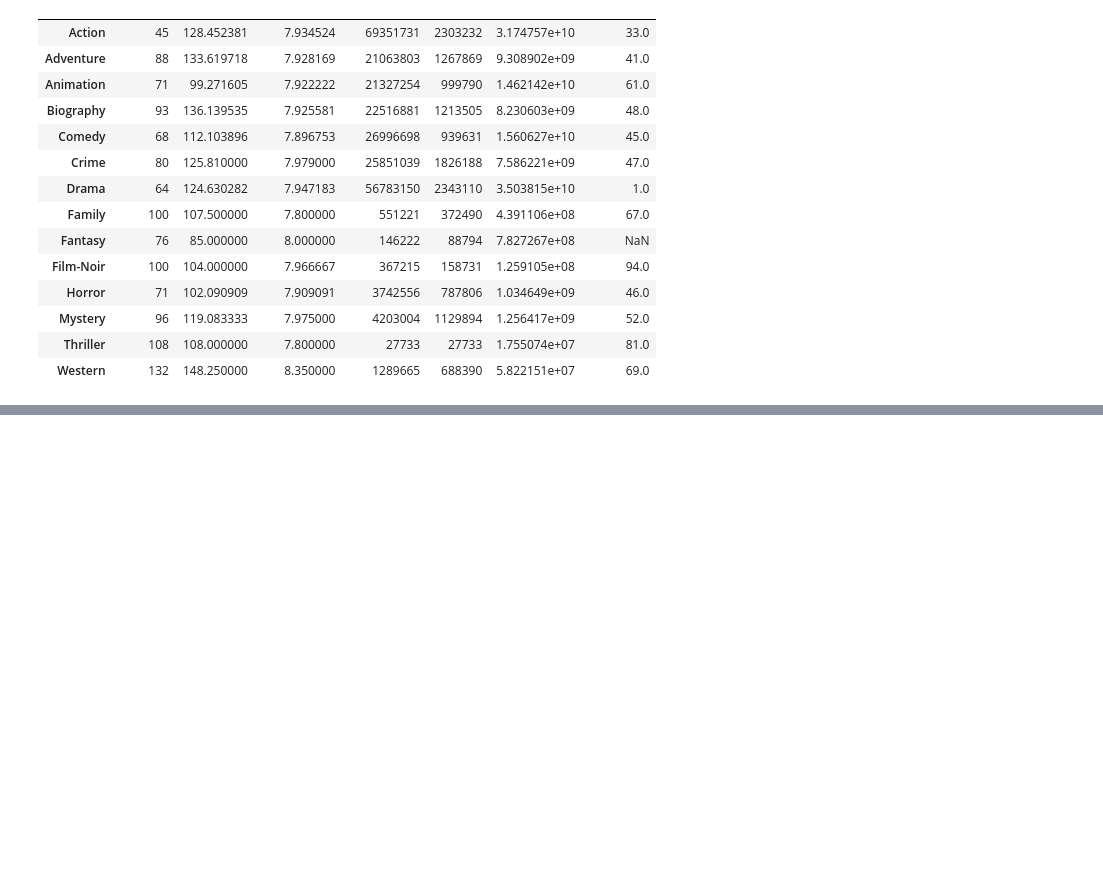
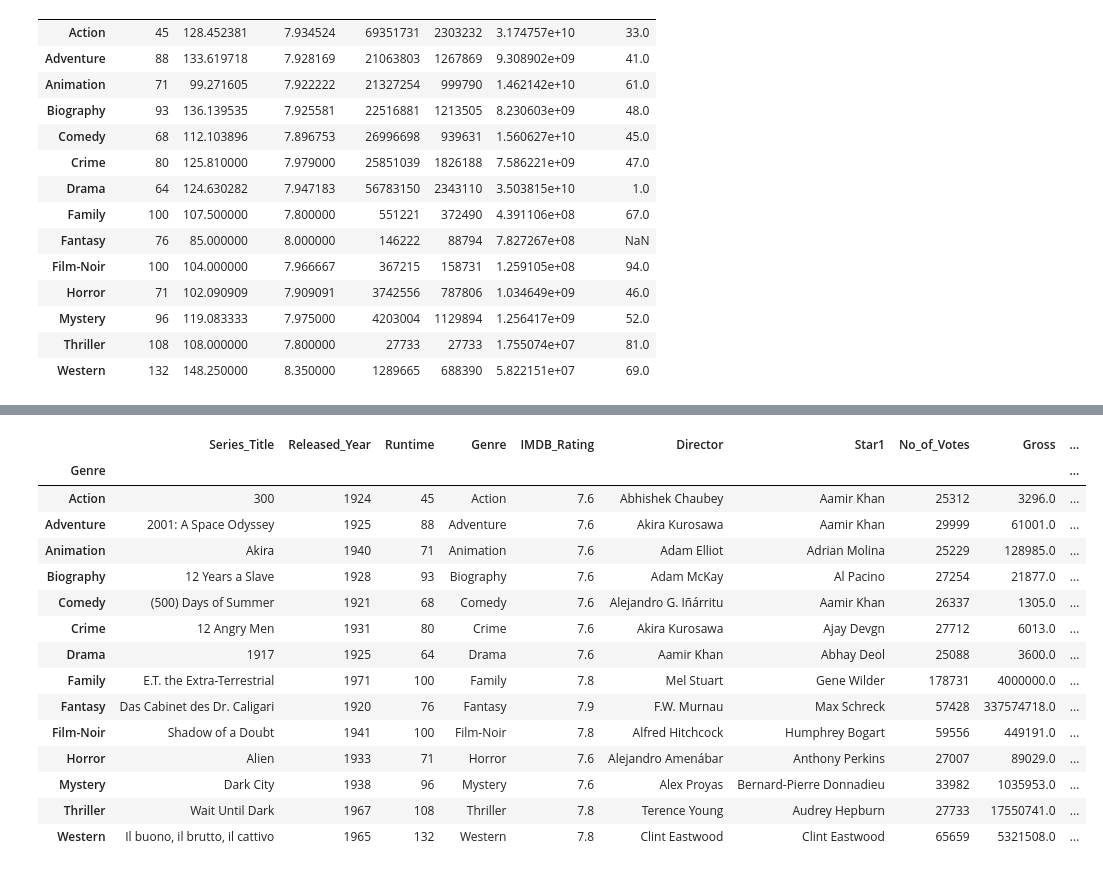
Before and after one commit to ProgramerSalar/Pandas, a Jupyter notebook: groupby_objects.ipynb, the cells around one changed output, grey strips where cells are left out. Saved outputs shown, nothing was run; the diff lists cells and outputs as text; code cells hidden in the pictures; blank space fills up the shorter version.

```diff
--- a/groupby_objects.ipynb
+++ b/groupby_objects.ipynb
@@ -304,0 +332,21 @@ genres.agg(
+# %%
+# split (apply) combine
+# apply -> builtin function
+genres.apply(min)
+# %% [output]
+|  | Series_Title | Released_Year | Runtime | Genre | IMDB_Rating | Director | Star1 | No_of_Votes | Gross | ... |
+| Genre |  |  |  |  |  |  |  |  |  | ... |
+| Action | 300 | 1924 | 45 | Action | 7.6 | Abhishek Chaubey | Aamir Khan | 25312 | 3296.0 | ... |
+| Adventure | 2001: A Space Odyssey | 1925 | 88 | Adventure | 7.6 | Akira Kurosawa | Aamir Khan | 29999 | 61001.0 | ... |
+| Animation | Akira | 1940 | 71 | Animation | 7.6 | Adam Elliot | Adrian Molina | 25229 | 128985.0 | ... |
+| Biography | 12 Years a Slave | 1928 | 93 | Biography | 7.6 | Adam McKay | Al Pacino | 27254 | 21877.0 | ... |
+| Comedy | (500) Days of Summer | 1921 | 68 | Comedy | 7.6 | Alejandro G. Iñárritu | Aamir Khan | 26337 | 1305.0 | ... |
+| Crime | 12 Angry Men | 1931 | 80 | Crime | 7.6 | Akira Kurosawa | Ajay Devgn | 27712 | 6013.0 | ... |
+| Drama | 1917 | 1925 | 64 | Drama | 7.6 | Aamir Khan | Abhay Deol | 25088 | 3600.0 | ... |
+| Family | E.T. the Extra-Terrestrial | 1971 | 100 | Family | 7.8 | Mel Stuart | Gene Wilder | 178731 | 4000000.0 | ... |
+| Fantasy | Das Cabinet des Dr. Caligari | 1920 | 76 | Fantasy | 7.9 | F.W. Murnau | Max Schreck | 57428 | 337574718.0 | ... |
+| Film-Noir | Shadow of a Doubt | 1941 | 100 | Film-Noir | 7.8 | Alfred Hitchcock | Humphrey Bogart | 59556 | 449191.0 | ... |
+| Horror | Alien | 1933 | 71 | Horror | 7.6 | Alejandro Amenábar | Anthony Perkins | 27007 | 89029.0 | ... |
+| Mystery | Dark City | 1938 | 96 | Mystery | 7.6 | Alex Proyas | Bernard-Pierre Donnadieu | 33982 | 1035953.0 | ... |
+| Thriller | Wait Until Dark | 1967 | 108 | Thriller | 7.8 | Terence Young | Audrey Hepburn | 27733 | 17550741.0 | ... |
+| Western | Il buono, il brutto, il cattivo | 1965 | 132 | Western | 7.8 | Clint Eastwood | Clint Eastwood | 65659 | 5321508.0 | ... |
```
Also changed, not shown: parts of 3 cells of this notebook.
